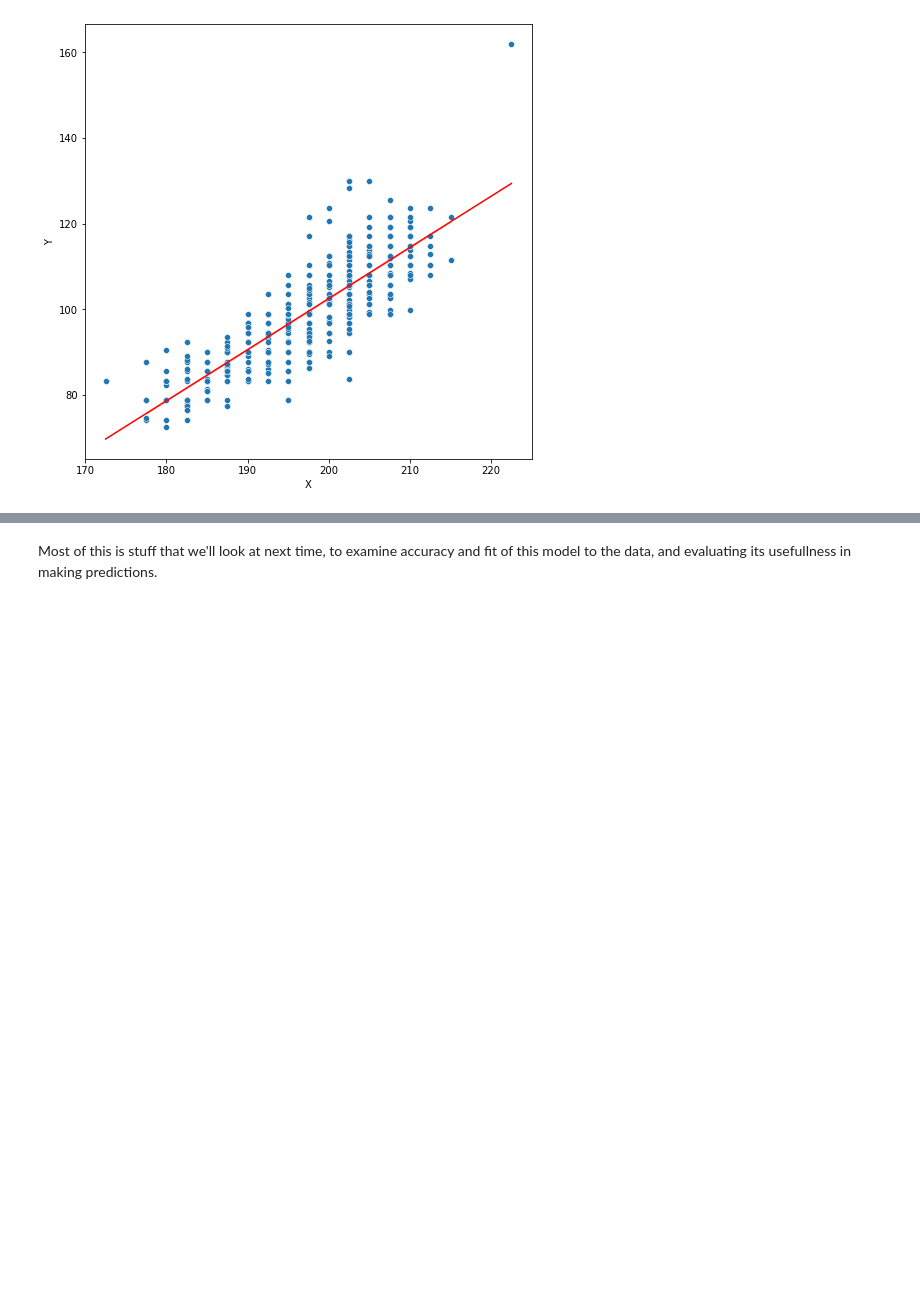
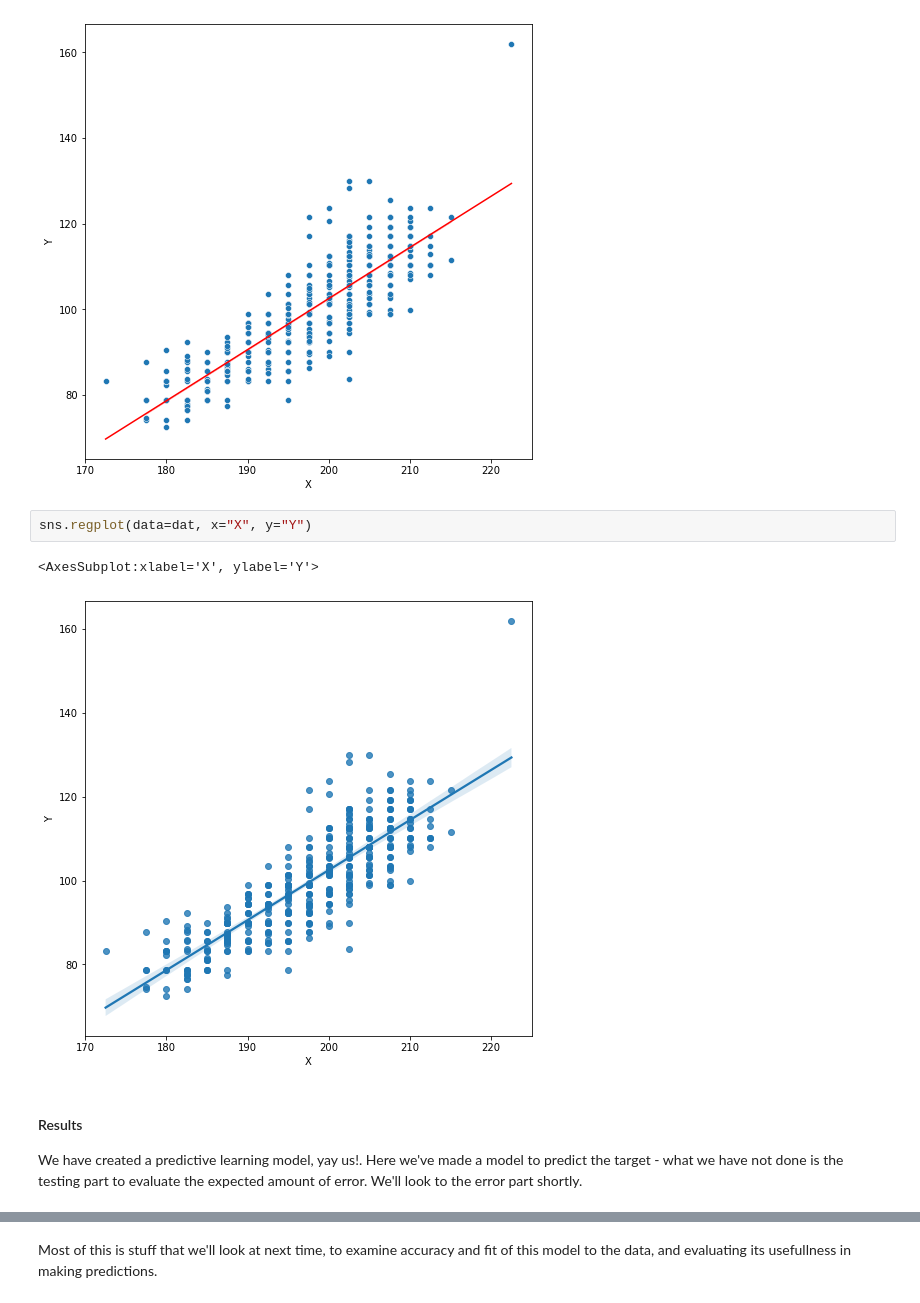
Before and after one commit to zareeiant/Basic_Stats_in_Python_Student_Workbooks, a Jupyter notebook: 020_linear_least_squares.ipynb, the cells around one changed output, grey strips where cells are left out. Drawn from its saved outputs; the diff is of its cells as text; blank space fills up the shorter version.

```diff
--- a/020_linear_least_squares.ipynb
+++ b/020_linear_least_squares.ipynb
@@ -306,4 +347,13 @@ sns.lineplot(x=lineInf[0], y=lineInf[1], color="red")
 # %% [output]
 <AxesSubplot:xlabel='X', ylabel='Y'>
 [figure]
+# %%
+sns.regplot(data=dat, x="X", y="Y")
+# %% [output]
+<AxesSubplot:xlabel='X', ylabel='Y'>
+[figure, added]
+# %% [markdown]
+#### Results
+
+We have created a predictive learning model, yay us!. Here we've made a model to predict the target - what we have not done is the testing part to evaluate the expected amount of error. We'll look to the error part shortly.
 # %% [markdown]
```
Also changed, not shown: parts of 16 cells of this notebook, 5 other files.
